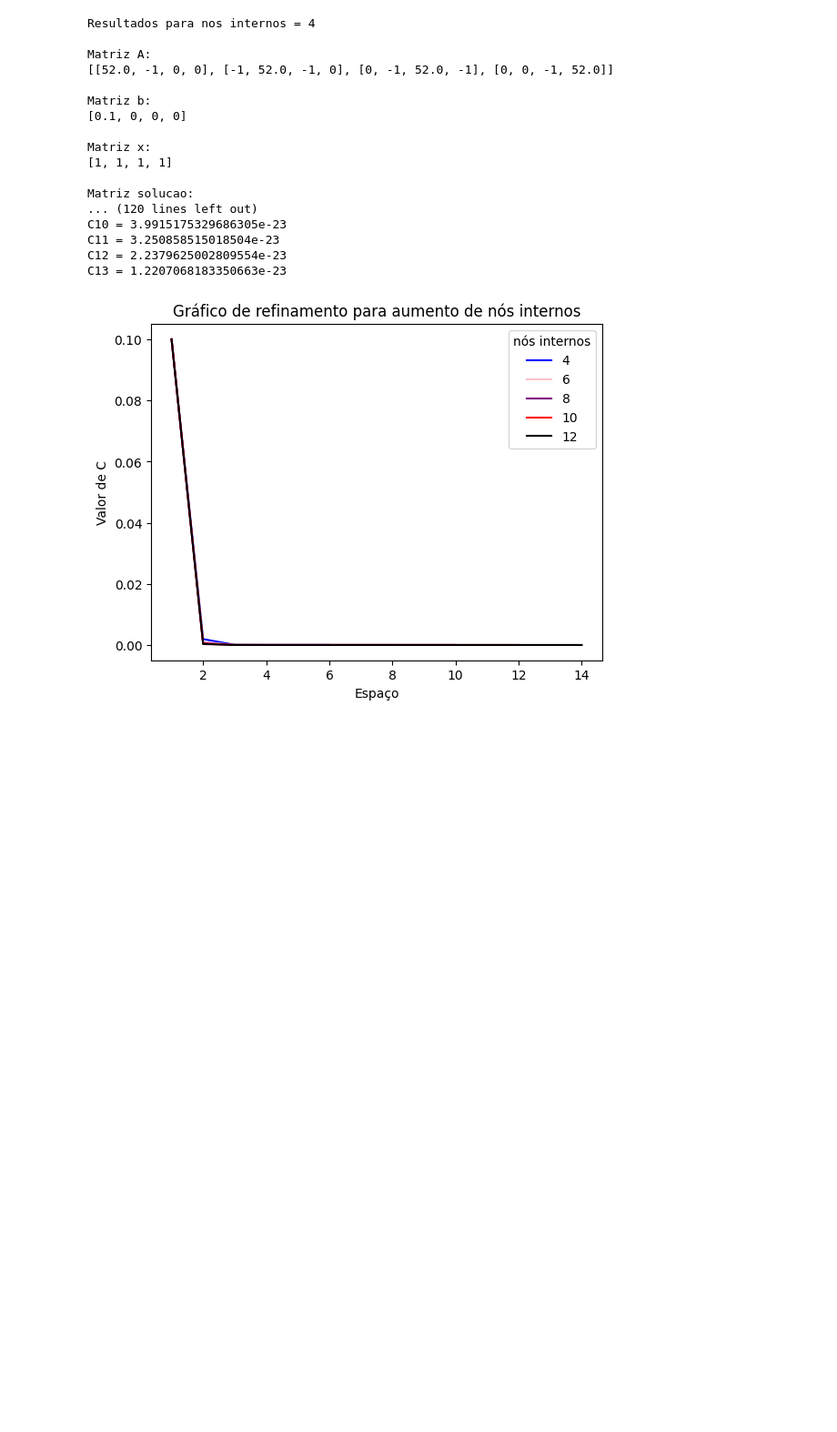
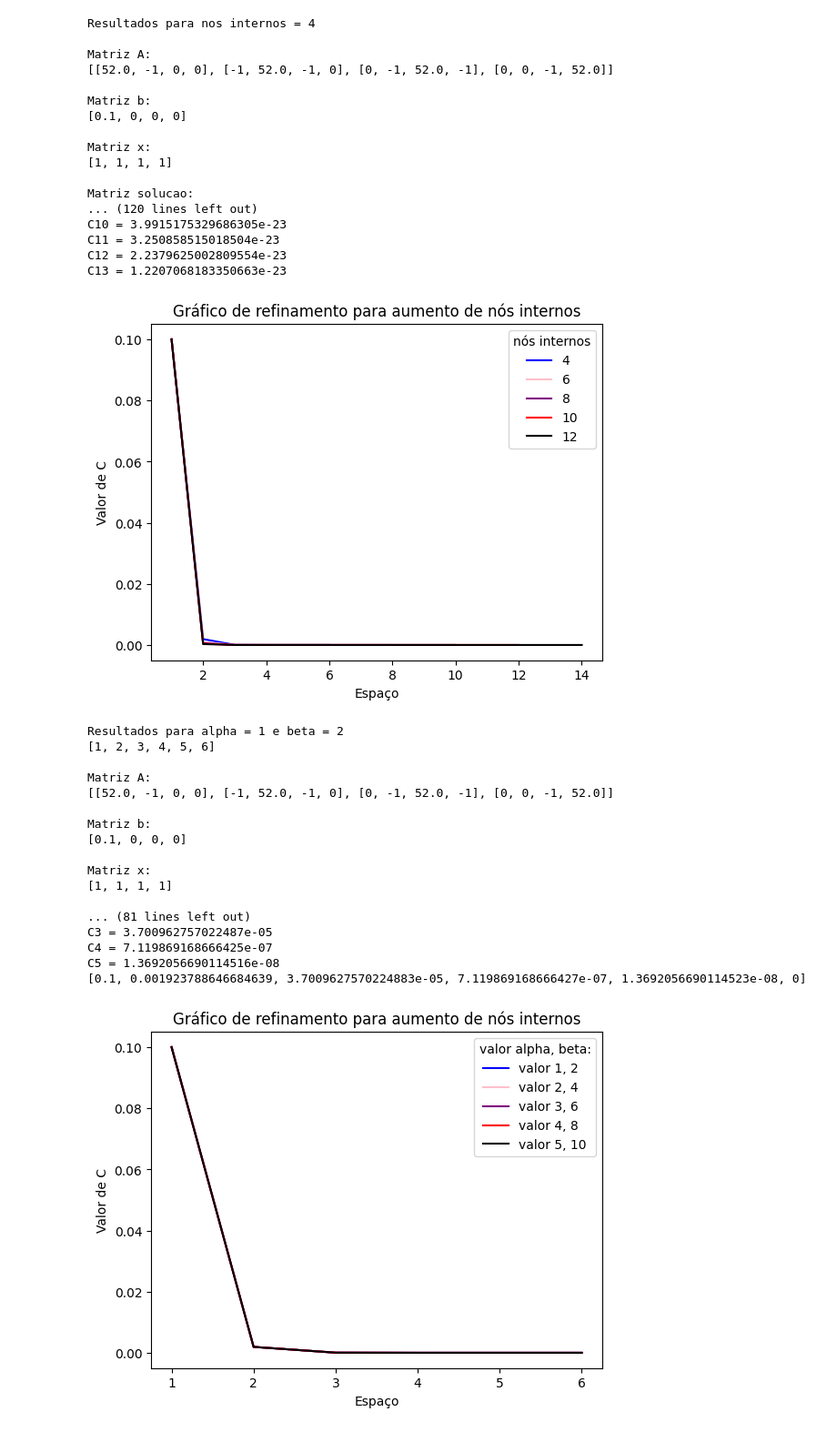
Before and after one commit to gusdiaso/metodosNumEqDiferenciais, a Jupyter notebook: Sistema_PVC.ipynb, the cells around one changed output. Shown: that part at 91% size. Saved outputs shown, nothing was run; the diff lists cells and outputs as text; code cells hidden in the pictures; blank space fills up the shorter version.

```diff
--- a/Sistema_PVC.ipynb
+++ b/Sistema_PVC.ipynb
@@ -3,7 +3,7 @@ from pprint import pprint
 from numpy import diag, diagflat, dot
 
 alpha = 1
-beta = 2
+beta = 2*alpha
 Ce = 0.1
 Cd = 0
 nos_internos = 4
@@ -26,7 +26,7 @@ def gauss_jacobi(matriz_A, matriz_x, matriz_b, nos_interior):
     return matriz_x
 
 
-def sistema_pvc(nos_interior):
+def sistema_pvc(nos_interior, alpha_, beta_):
 
     linha_A = [0] * nos_interior
     matriz_A = [linha_A] * nos_interior
@@ -40,7 +40,7 @@ def sistema_pvc(nos_interior):
         linha = []
         for c in range(nos_interior):
             if c == l:
-                linha.append(constante_pvc(alpha, beta, nos_interior))
+                linha.append(constante_pvc(alpha_, beta_, nos_interior))
             elif (c == l - 1) | (c - 1 == l):
                 linha.append(a)
             else:
@@ -86,7 +86,7 @@ def sistema_pvc(nos_interior):
     return vetor_solucao
 
 
-resultadoPVC = sistema_pvc(nos_internos)
+resultadoPVC = sistema_pvc(nos_internos, alpha, beta)
 # %% [output]
 Matriz A:
 [[52.0, -1, 0, 0], [-1, 52.0, -1, 0], [0, -1, 52.0, -1], [0, 0, -1, 52.0]]
@@ -174,3 +174,54 @@ C11 = 3.250858515018504e-23
 C12 = 2.2379625002809554e-23
 C13 = 1.2207068183350663e-23
 [figure]
+# %%
+def sensibilidade():
+
+    vetor_alpha = [alpha]
+    vetor_beta = [beta]
+    z = 1
+    for i in range (0,4):
+        vetor_alpha.append(vetor_alpha[i]+1)
+        vetor_beta.append(2*vetor_alpha[i+1])
+
+
+    ######## AREA GRAFICO ##########
+    for i in range (0,5):
+
+        cor = ['blue', 'pink', 'purple', 'red', 'black']
+        print("\nResultados para alpha = {} e beta = {}".format(vetor_alpha[i], vetor_beta[i]))
+        print(vetor_x)
+        resultados_PVC = sistema_pvc(nos_internos, vetor_alpha[i], vetor_beta[i])
+        print(resultadoPVC)
+        legenda = "valor {}, {}".format(vetor_alpha[i], vetor_beta[i])
+        plt.title('Gráfico dos valores de C com variação do espaço')
+        plt.plot(vetor_x, resultados_PVC, color=cor[i], label=legenda)
+        plt.legend(title="valor alpha, beta:")
+        plt.xlabel("Espaço")
+        plt.ylabel("Valor de C")
+
+
+    plt.title('Gráfico de refinamento para aumento de nós internos')
+    plt.show()
+
+
+sensibilidade()
+# %% [output]
+Resultados para alpha = 1 e beta = 2
+[1, 2, 3, 4, 5, 6]
+
+Matriz A:
+[[52.0, -1, 0, 0], [-1, 52.0, -1, 0], [0, -1, 52.0, -1], [0, 0, -1, 52.0]]
+
+Matriz b:
+[0.1, 0, 0, 0]
+
+Matriz x:
+[1, 1, 1, 1]
+
+... (81 lines left out)
+C3 = 3.700962757022487e-05
+C4 = 7.119869168666425e-07
+C5 = 1.3692056690114516e-08
+[0.1, 0.001923788646684639, 3.7009627570224883e-05, 7.119869168666427e-07, 1.3692056690114523e-08, 0]
+[figure, added]
```
Also changed, not shown: parts of 1 cell of this notebook.
